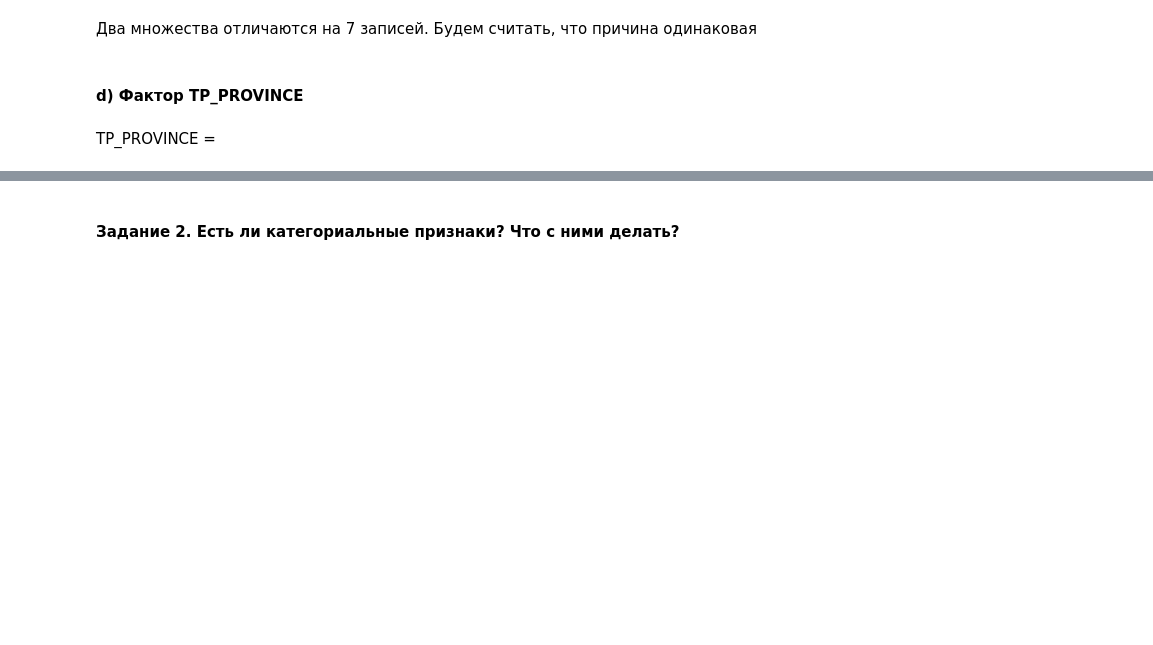
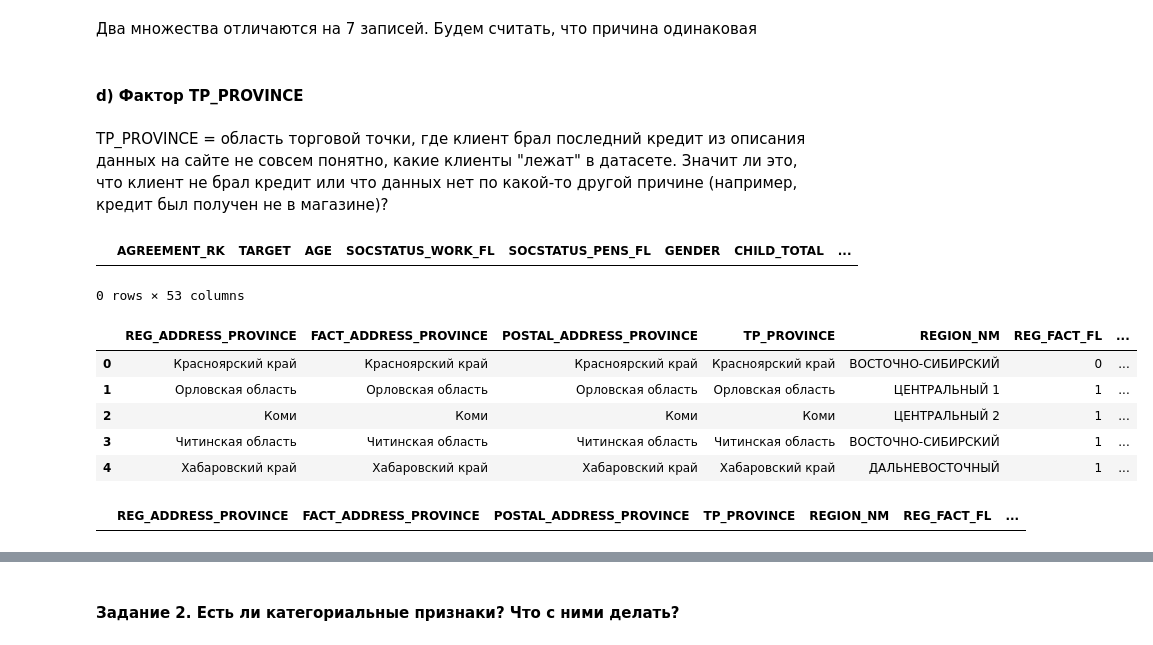
Before and after one commit to andrew-kh/sfml, a Jupyter notebook: Lesson 2 HW/hw2-task.ipynb, the cells around one changed output, grey strips where cells are left out. Cells and saved outputs as stored; diff of their text form; code cells hidden in the pictures; blank space fills up the shorter version.

```diff
--- a/Lesson 2 HW/hw2-task.ipynb
+++ b/Lesson 2 HW/hw2-task.ipynb
@@ -268,5 +270,34 @@ set_diff_capital = pd.concat([o_capital, i_capital]).drop_duplicates(keep=False)
 Два множества отличаются на 7 записей. Будем считать, что причина одинаковая
 # %% [markdown]
 #### d) Фактор TP_PROVINCE
-# %% [markdown]
-TP_PROVINCE =
+# %% [markdown]
+TP_PROVINCE = область торговой точки, где клиент брал последний кредит
+из описания данных на сайте не совсем понятно, какие клиенты "лежат" в датасете. Значит ли это, что клиент не брал кредит или что данных нет по какой-то другой причине (например, кредит был получен не в магазине)?
+# %%
+#проверим есть ли нули в поле CREDIT - это может означать, что в выборке есть клиенты без кредитов,
+#тогда для них не будет и торговой точки выдачи кредита.
+df[df['CREDIT'] == 0]
+
+#в поле с суммами выданных кредитов нет пропусков и нулей
+# %% [output]
+|  | AGREEMENT_RK | TARGET | AGE | SOCSTATUS_WORK_FL | SOCSTATUS_PENS_FL | GENDER | CHILD_TOTAL | ... |
+0 rows × 53 columns
+# %%
+#в датафрейме кроме TP_PROVINCE есть еще 4 фактора, относящихся к географии,
+#и 4 фактора, указывающие на совпадение этих измерений (среди них есть и
+#совпадение по отсутствующему полю)
+#посмотрим этот набор более подробно:
+
+geo_col_list = ['REG_ADDRESS_PROVINCE', 'FACT_ADDRESS_PROVINCE', 'POSTAL_ADDRESS_PROVINCE',
+               'TP_PROVINCE', 'REGION_NM', 'REG_FACT_FL', 'REG_POST_FL', 'REG_FACT_POST_FL',
+               'REG_FACT_POST_TP_FL']
+
+geo_df = df[geo_col_list]
+geo_df.head()
+# %% [output]
+|  | REG_ADDRESS_PROVINCE | FACT_ADDRESS_PROVINCE | POSTAL_ADDRESS_PROVINCE | TP_PROVINCE | REGION_NM | REG_FACT_FL | ... |
+| 0 | Красноярский край | Красноярский край | Красноярский край | Красноярский край | ВОСТОЧНО-СИБИРСКИЙ | 0 | ... |
+| 1 | Орловская область | Орловская область | Орловская область | Орловская область | ЦЕНТРАЛЬНЫЙ 1 | 1 | ... |
+| 2 | Коми | Коми | Коми | Коми | ЦЕНТРАЛЬНЫЙ 2 | 1 | ... |
+| 3 | Читинская область | Читинская область | Читинская область | Читинская область | ВОСТОЧНО-СИБИРСКИЙ | 1 | ... |
+| 4 | Хабаровский край | Хабаровский край | Хабаровский край | Хабаровский край | ДАЛЬНЕВОСТОЧНЫЙ | 1 | ... |
@@ -272,0 +308,6 @@ TP_PROVINCE =
+# %%
+#отдельно посмотрим есть ли в логической переменной REG_FACT_POST_TP_FL для TP_PROVINCE единицы
+
+geo_df[geo_df['REG_FACT_POST_TP_FL'] == 1]
+# %% [output]
+|  | REG_ADDRESS_PROVINCE | FACT_ADDRESS_PROVINCE | POSTAL_ADDRESS_PROVINCE | TP_PROVINCE | REGION_NM | REG_FACT_FL | ... |
```
Also changed, not shown: parts of 5 cells of this notebook.
